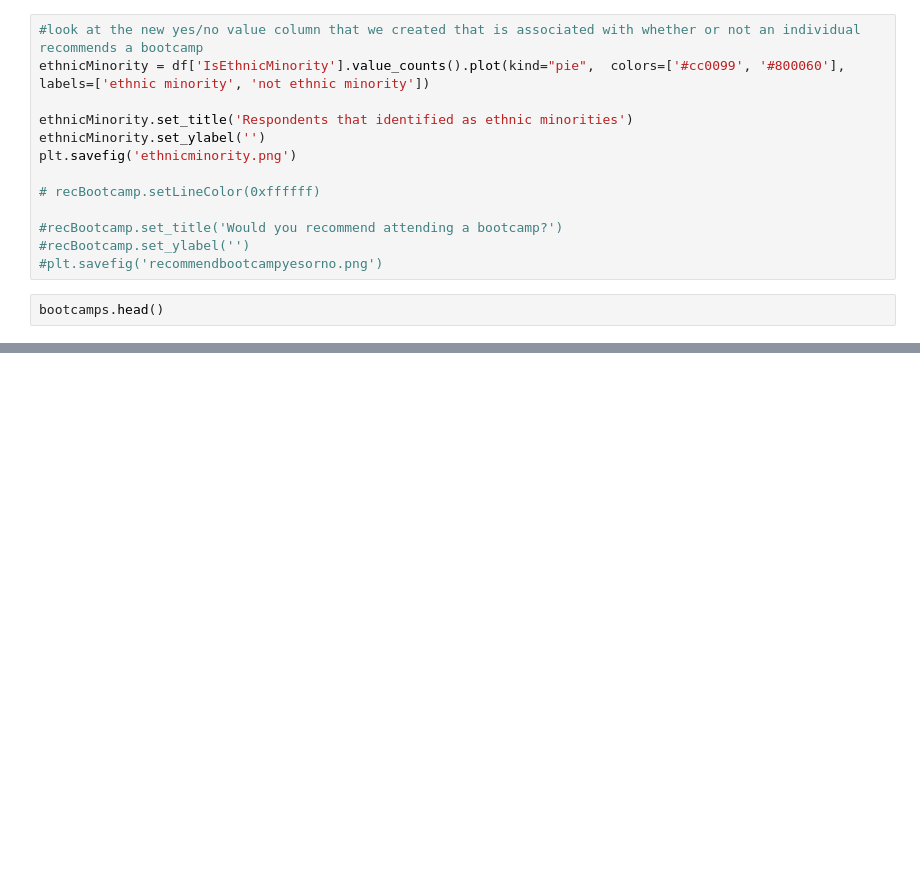
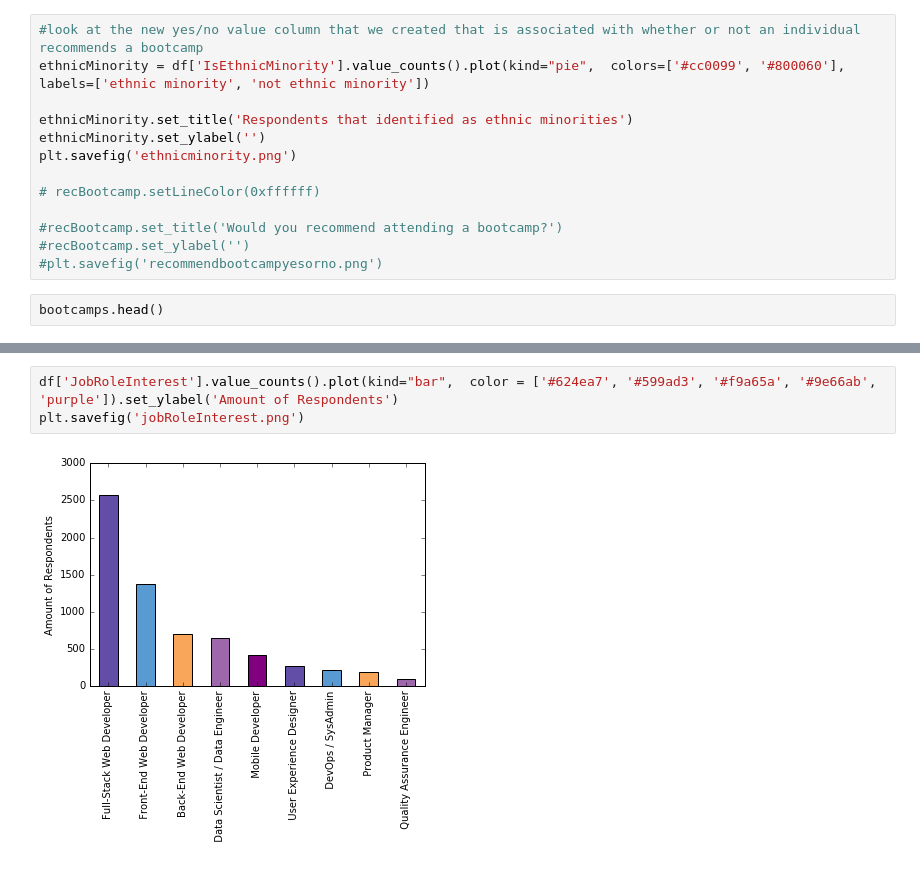
Before and after one commit to freeCodeCamp/2016-new-coder-survey, a Jupyter notebook: New Coders Data Analysis.ipynb, the cells around one changed output, grey strips where cells are left out. Saved outputs shown, nothing was run; the diff lists cells and outputs as text; blank space fills up the shorter version.

```diff
--- a/New Coders Data Analysis.ipynb
+++ b/New Coders Data Analysis.ipynb
@@ -184,0 +233,5 @@ bootcamps.head()
+# %%
+df['JobRoleInterest'].value_counts().plot(kind="bar",  color = ['#624ea7', '#599ad3', '#f9a65a', '#9e66ab', 'purple']).set_ylabel('Amount of Respondents')
+plt.savefig('jobRoleInterest.png')
+# %% [output]
+[figure, added]
```
Also changed, not shown: parts of 10 cells of this notebook, 4 other files.
